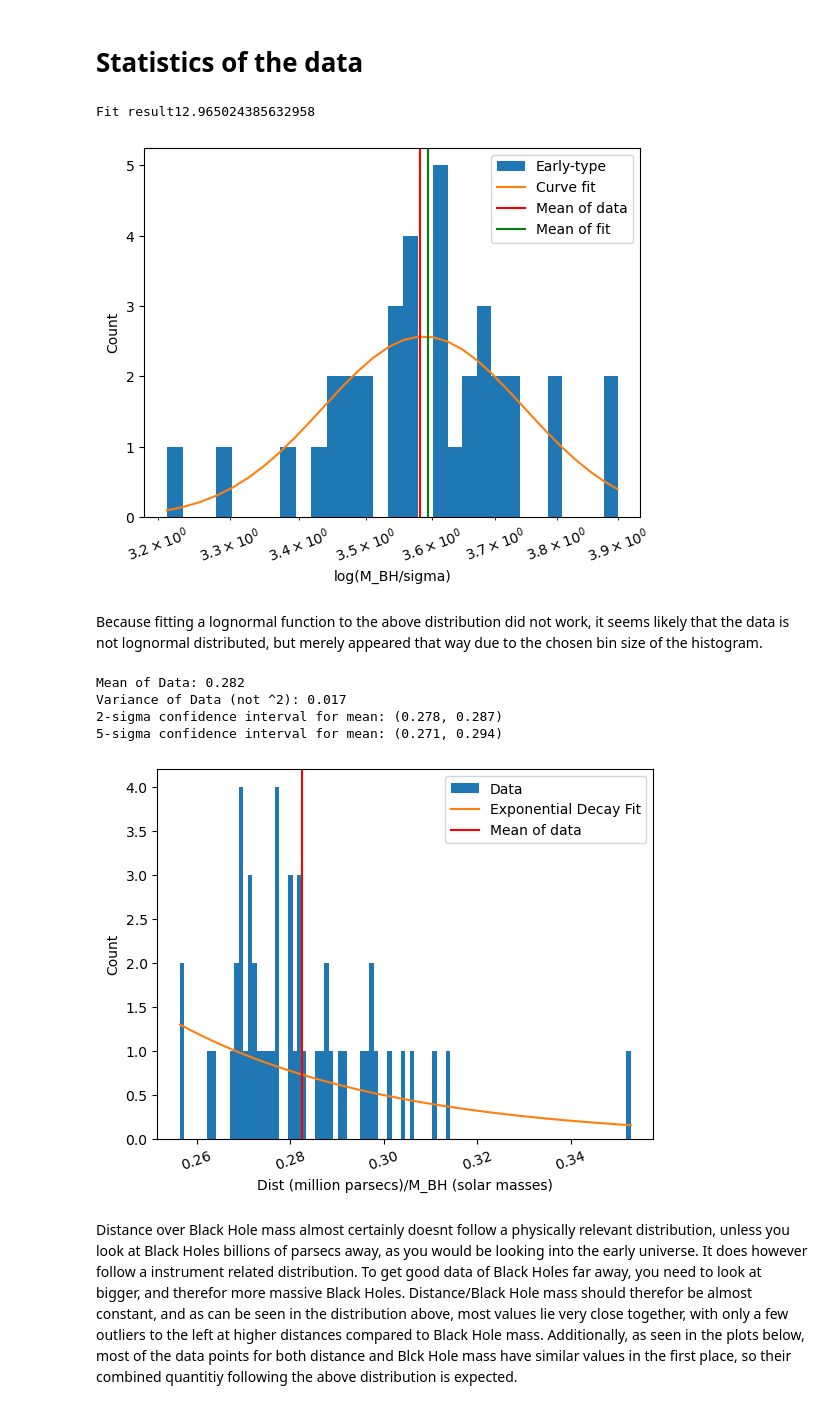
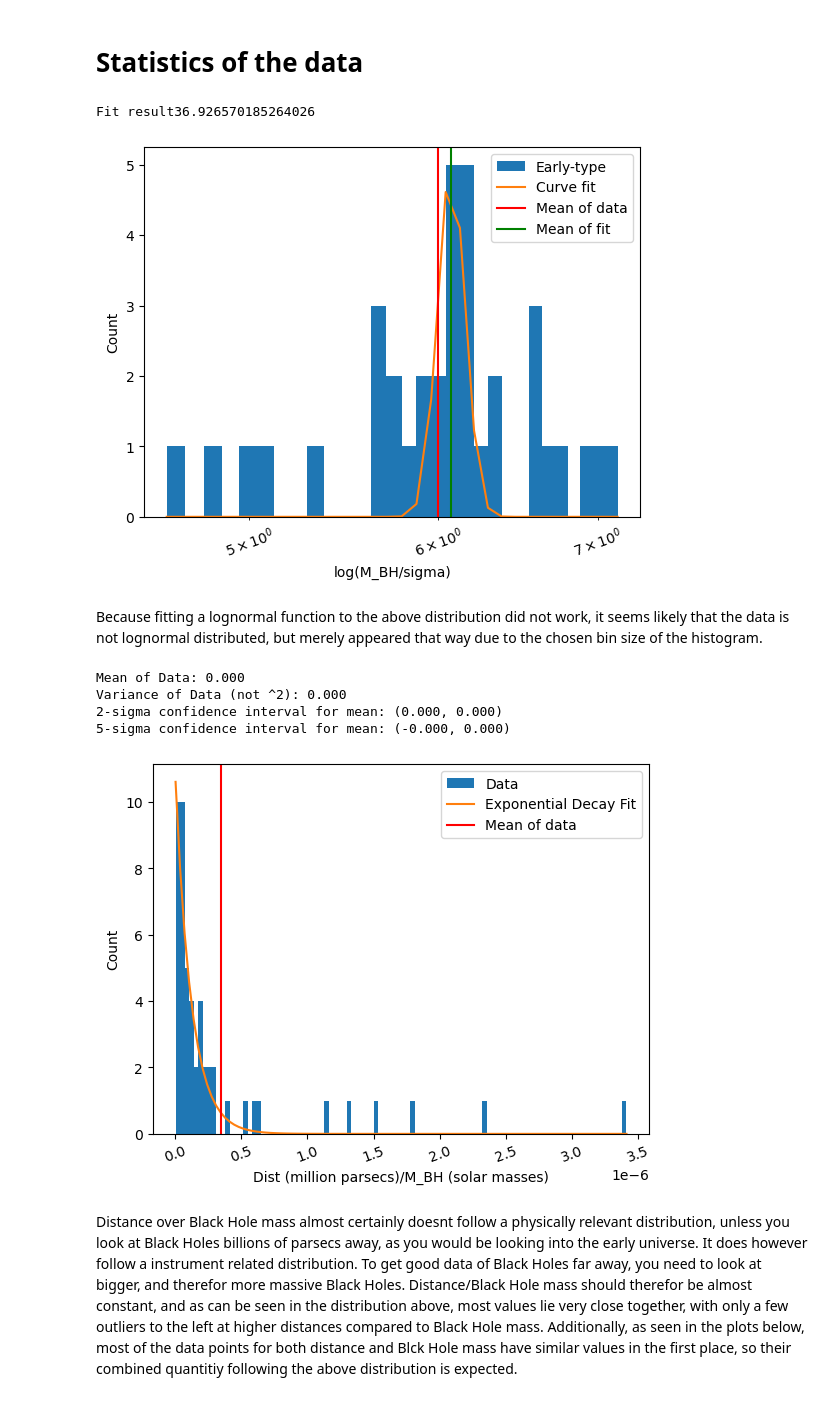
Before and after one commit to MonkeyTreeLover/M-Sigma-Relation, a Jupyter notebook: M_Sigma_Report.ipynb, the cells around one changed output. Saved outputs shown, nothing was run; the diff lists cells and outputs as text; code cells hidden in the pictures.

```diff
--- a/M_Sigma_Report.ipynb
+++ b/M_Sigma_Report.ipynb
@@ -178,6 +178,13 @@ DATA_SET= { "Early": [np.log10(early_type[x]), np.log10(early_type[y])],
             "AGN"   : [np.log10(data_AGN_SI), np.log10(data_AGN_BH)],
             "Gütel" : [np.log10(data["sigma_e (km/s)"]), np.log10(data["M_BH (solar masses)"])]}
 
+DATA_SET_N = {"Early": [early_type[x], early_type[y]],
+              "Late"  : [late_type[x], late_type[y]],
+              "AGN"   : [data_AGN_SI, data_AGN_BH],
+              "Gütel" : [data["sigma_e (km/s)"], data["M_BH (solar masses)"]]}
+
+DIST_GUETEL = np.array(data["Dist (million parsecs)"])
+
 early_type = None
 late_type = None
 data = None
@@ -186,33 +193,33 @@ data = None
 # %%
 def logfunc(x, mu, sigma):
     return (1/((x)*np.sqrt(2*np.pi*(sigma**2))))*np.exp((-(np.log(x)-mu)**2)/(2*(sigma**2)))
 
 bins = 30
-plt.hist(((DATA_SET["Early"][1]/DATA_SET["Early"][0])), label = "Early-type", bins = bins)
-y_data, x_data = np.histogram((DATA_SET["Early"][1]/DATA_SET["Early"][0]), bins = bins) #This should not be a log, but the fit doesnt give me anything if it isnt
+plt.hist((np.log10(DATA_SET_N["Early"][1]/DATA_SET_N["Early"][0])), label = "Early-type", bins = bins)
+y_data, x_data = np.histogram(np.log10(DATA_SET_N["Early"][1]/DATA_SET_N["Early"][0]), bins = bins)
+
+popt, pcov = curve_fit(logfunc, x_data[:-1], y_data)
 
 plt.xscale("log")
-#print((y_data), (x_data))
-
-popt, pcov = curve_fit(logfunc, x_data[:-1], y_data)
 
 plt.plot((x_data), (logfunc(x_data, popt[0], popt[1])), label = "Curve fit")
 plt.axvline((np.average(a = x_data[:-1], weights = y_data)), color = "r", label = "Mean of data")
 plt.axvline(np.exp(popt[0]), color = "g", label = "Mean of fit")
 
 #print(np.exp(2*popt[0]+(popt[1]**2))*(np.exp(popt[1])-1))
 #print(np.exp(popt[1])**2)
 print(f"Fit result{np.exp(2*popt[0]+2*(popt[1]**2))}")
 
 plt.legend()
 plt.tick_params(axis = "x", which = "both", labelrotation = 20)
 plt.xlabel("log(M_BH/sigma)")
 plt.ylabel("Count")
 
+
 plt.show()
 # %% [output]
-Fit result12.965024385632958
+Fit result36.926570185264026
-[figure, old version]
+[figure, new version]
 # %% [markdown]
 Because fitting a lognormal function to the above distribution did not work, it seems likely that the data is not lognormal distributed, but merely appeared that way due to the chosen bin size of the histogram.
 # %%
@@ -228,23 +235,25 @@ def exp_decay(x, N_0, lam):
 
 bins = 100
 
-plt.hist((DATA_SET["Gütel"][0]/DATA_SET["Gütel"][1]), label = "Data", bins = bins)
-y_data, x_data = np.histogram((DATA_SET["Gütel"][0]/DATA_SET["Gütel"][1]), bins = bins)
+ploted_Data = DIST_GUETEL / DATA_SET_N["Gütel"][1]
+
+plt.hist((ploted_Data), label = "Data", bins = bins)
+y_data, x_data = np.histogram((ploted_Data), bins = bins)
 
 popt, pcov = curve_fit(exp_decay, x_data[:-1], y_data)
 plt.plot(x_data, exp_decay(x_data, popt[0], popt[1]), label = "Exponential Decay Fit")
 #print(popt)
 
-mean = Mean(DATA_SET["Gütel"][0]/DATA_SET["Gütel"][1])
-var = Sig((DATA_SET["Gütel"][0]/DATA_SET["Gütel"][1]))
+mean = Mean(ploted_Data)
+var = Sig(ploted_Data)
 
 print(f"Mean of Data: {mean:.3f}")
 print(f"Variance of Data (not ^2): {var:.3f}")
 
 plt.axvline(mean, color = "r", label = "Mean of data")
 
-two_sig_conf = (mean-2*(var/np.sqrt(len(DATA_SET["Gütel"][0]/DATA_SET["Gütel"][1]))), mean+2*(var/np.sqrt(len(DATA_SET["Gütel"][0]/DATA_SET["Gütel"][1]))))
-five_sig_conf = (mean-5*(var/np.sqrt(len(DATA_SET["Gütel"][0]/DATA_SET["Gütel"][1]))), mean+5*(var/np.sqrt(len(DATA_SET["Gütel"][0]/DATA_SET["Gütel"][1]))))
+two_sig_conf = (mean-2*(var/np.sqrt(len(ploted_Data))), mean+2*(var/np.sqrt(len(ploted_Data))))
+five_sig_conf = (mean-5*(var/np.sqrt(len(ploted_Data))), mean+5*(var/np.sqrt(len(ploted_Data))))
 
 print(f"2-sigma confidence interval for mean: ({two_sig_conf[0]:.3f}, {two_sig_conf[1]:.3f})")
 print(f"5-sigma confidence interval for mean: ({five_sig_conf[0]:.3f}, {five_sig_conf[1]:.3f})")
@@ -255,11 +264,11 @@ plt.xlabel("Dist (million parsecs)/M_BH (solar masses)")
 plt.ylabel("Count")
 plt.show()
 # %% [output]
-Mean of Data: 0.282
-Variance of Data (not ^2): 0.017
-2-sigma confidence interval for mean: (0.278, 0.287)
-5-sigma confidence interval for mean: (0.271, 0.294)
+Mean of Data: 0.000
+Variance of Data (not ^2): 0.000
+2-sigma confidence interval for mean: (0.000, 0.000)
+5-sigma confidence interval for mean: (-0.000, 0.000)
-[figure, old version]
+[figure, new version]
 # %% [markdown]
 Distance over Black Hole mass almost certainly doesnt follow a physically relevant distribution, unless you look at Black Holes billions of parsecs away, as you would be looking into the early universe. It does however follow a instrument related distribution. To get good data of Black Holes far away, you need to look at bigger, and therefor more massive Black Holes. Distance/Black Hole mass should therefor be almost constant, and as can be seen in the distribution above, most values lie very close together, with only a few outliers to the left at higher distances compared to Black Hole mass. Additionally, as seen in the plots below, most of the data points for both distance and Blck Hole mass have similar values in the first place, so their combined quantitiy following the above distribution is expected.
 # %%
```
Also changed, not shown: parts of 1 cell of this notebook, 2 other files.
